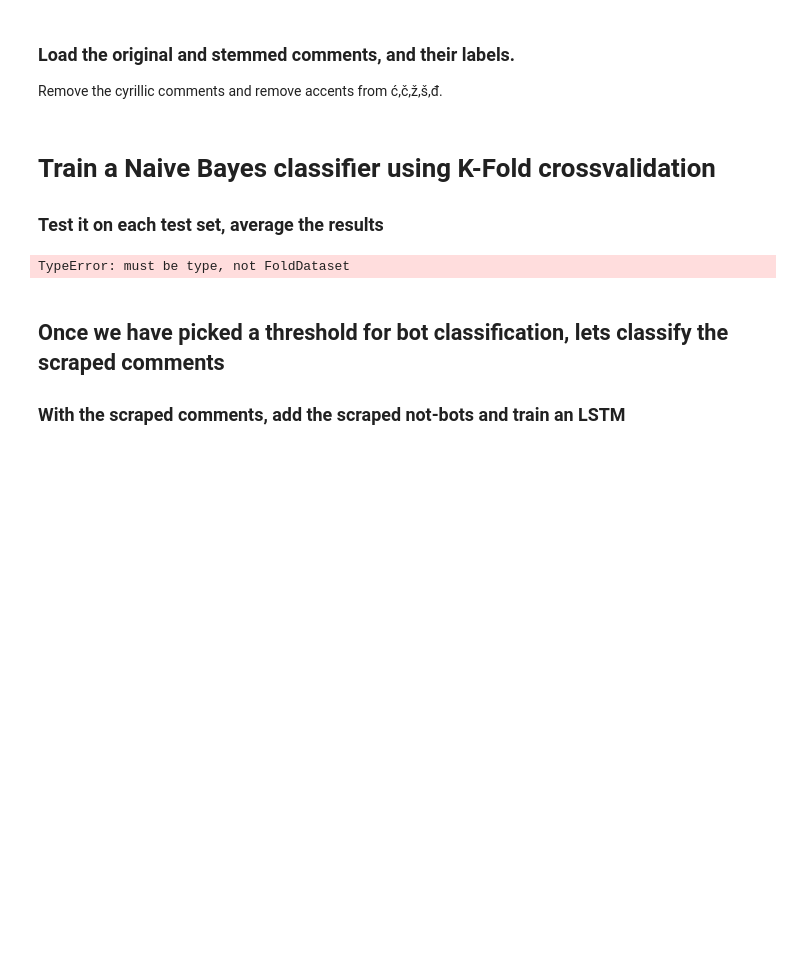
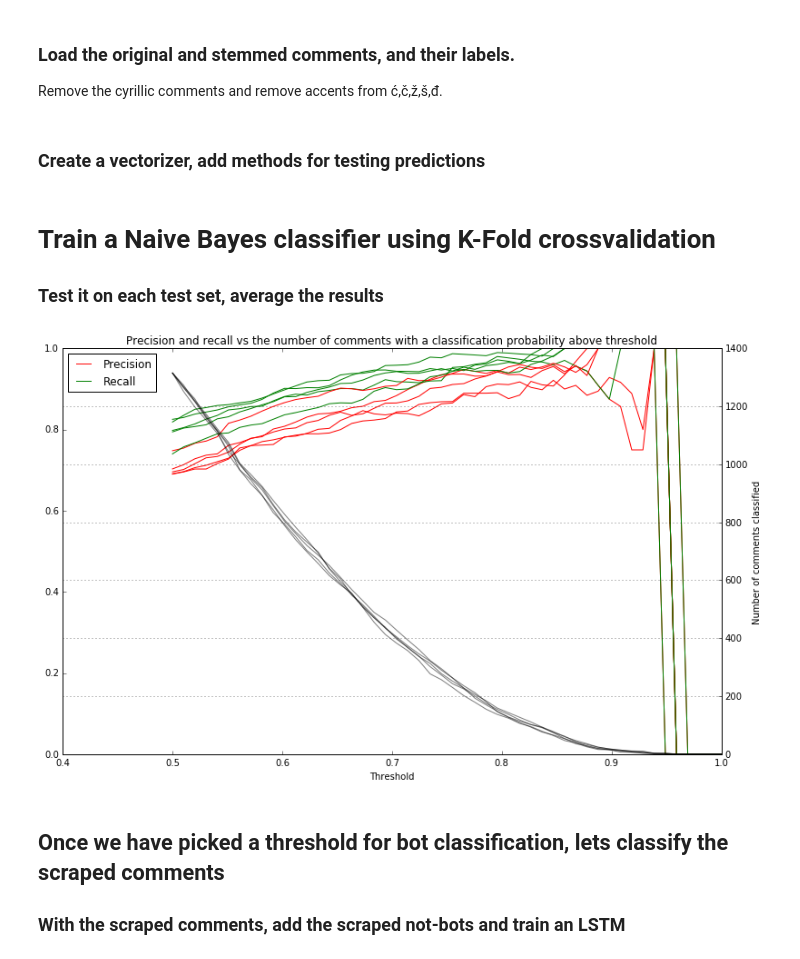
Before and after one commit to MihailoIsakov/shoot-from-the-hip, a Jupyter notebook: Bot Classification.ipynb, the cells around one changed output. Saved outputs shown, nothing was run; the diff lists cells and outputs as text; code cells hidden in the pictures; blank space fills up the shorter version.

```diff
--- a/Bot Classification.ipynb
+++ b/Bot Classification.ipynb
@@ -32,0 +17,17 @@ labels = np.array([int(float(x)) for x in labels])
+# %%
+# comments collected by the "Lovac na sendvice" app
+lns_comments = balden(open('dataset/lns/lns_comments.txt', 'r').readlines())
+lns_stemmed = open('dataset/lns/lns_comments_stemmed.txt', 'r').readlines()
+lns_labels = open('dataset/lns/lns_labels.txt', 'r').readlines()
+# remove cyrillic and accents on stemmed comments
+lns_stemmed, lns_labels = balden(lns_stemmed, lns_labels)
+
+# labels as a numpy array
+lns_labels = np.array([int(float(x)) for x in lns_labels])
+
+# scraped comments from Blic.rs
+scraped_comments = balden(open('dataset/scraped/comments.txt').readlines())
+scraped_stemmed  = balden(open('dataset/scraped/comments_stemmed.txt').readlines())
+scraped_nots = balden(open('dataset/scraped/slobodno_vreme.txt').readlines())
+# %% [markdown]
+### Create a vectorizer, add methods for testing predictions
@@ -52,48 +77,52 @@ vectorizer = TfidfVectorizer(
 # %%
 n_folds = 5
-nums = []
-
 
 # Split the dataset into k folds, each fold is a test set for one iteration
-k_fold = KFold(len(stemmed), n_folds=n_folds, shuffle=False)
+k_fold = KFold(len(corpus), n_folds=n_folds, shuffle=False)
 for fold_count, (train, test) in enumerate(k_fold):
+    text_train = [lns_stemmed[x] for x in train]
+    test_test  = [lns_stemmed[x] for x in test]
+    y_train = [lns_labels[x] for x in train]
+    y_test  = [lns_labels[x] for x in test]
 
     # build the dataset, vectorize it using TF-IDF
-    data = FoldDataset(originals, stemmed, labels, train, test)
-    data.X_train = vectorizer.fit_transform(data._comments_train)
-    data.X_test  = vectorizer.transform(data._comments_test)
+    X_train = vectorizer.fit_transform(text_train)
+    X_test  = vectorizer.transform(text_test)
 
     # create and fit the classifier
-    clf = MultinomialNB().fit(data.X_train, data.y_train)
+    clf = MultinomialNB().fit(X_train, y_train)
 
-    proba = clf.predict_proba(data.X_test)[:,1]
+    # predict on the test set
+    proba = clf.predict_proba(X_test)[:,1]
 
-    # print precision for different thresholds
-    thresholds = np.linspace(0.5, 1)
-    accuracy, precision, recall, num_classified = [], [], [], []
-    for threshold in thresholds:
-        results = data.test_prediction_above(proba, threshold, print_options=[])
-        accuracy.append(results[0]); precision.append(results[1]); recall.append(results[2]);
-        num_classified.append(np.sum(np.logical_or(proba < 1 - threshold, proba > threshold)))
+    # plot precision/recall for different thresholds
+    for threshold in np.linspace(0.5, 1):
 
-    fig = plt.figure(1, figsize=(13, 8))
-#     plt.plot(thresholds, accuracy, label="Accuracy" if fold_count == 0 else None, color='b', alpha=0.5)
-    plt.plot(thresholds, precision, label="Precision" if not fold_count else None, color='r')
-    plt.plot(thresholds, recall, label="Recall" if not fold_count else None, color='g')
-    plt.legend(loc='upper left')
     nums.append(num_classified)
 
 plt.xlabel("Threshold")
 plt.twinx()
 for num in nums:
     plt.plot(thresholds, num, label="Number of comments classified", color='k', alpha=0.5)
 
 plt.title("Precision and recall vs the number of comments with a classification probability above threshold")
 plt.ylabel("Number of comments classified")
 plt.grid()
 plt.show()
+
+    nums.append(num_classified)
+
+plt.xlabel("Threshold")
+plt.twinx()
+for num in nums:
+    plt.plot(thresholds, num, label="Number of comments classified", color='k', alpha=0.5)
+
+plt.title("Precision and recall vs the number of comments with a classification probability above threshold")
+plt.ylabel("Number of comments classified")
+plt.grid()
+plt.show()
 # %% [output]
-TypeError: must be type, not FoldDataset
+[figure, added]
 # %% [markdown]
 ## Once we have picked a threshold for bot classification, lets classify the scraped comments
 ### With the scraped comments, add the scraped not-bots and train an LSTM
```
Also changed, not shown: parts of 5 cells of this notebook, 2 other files.
